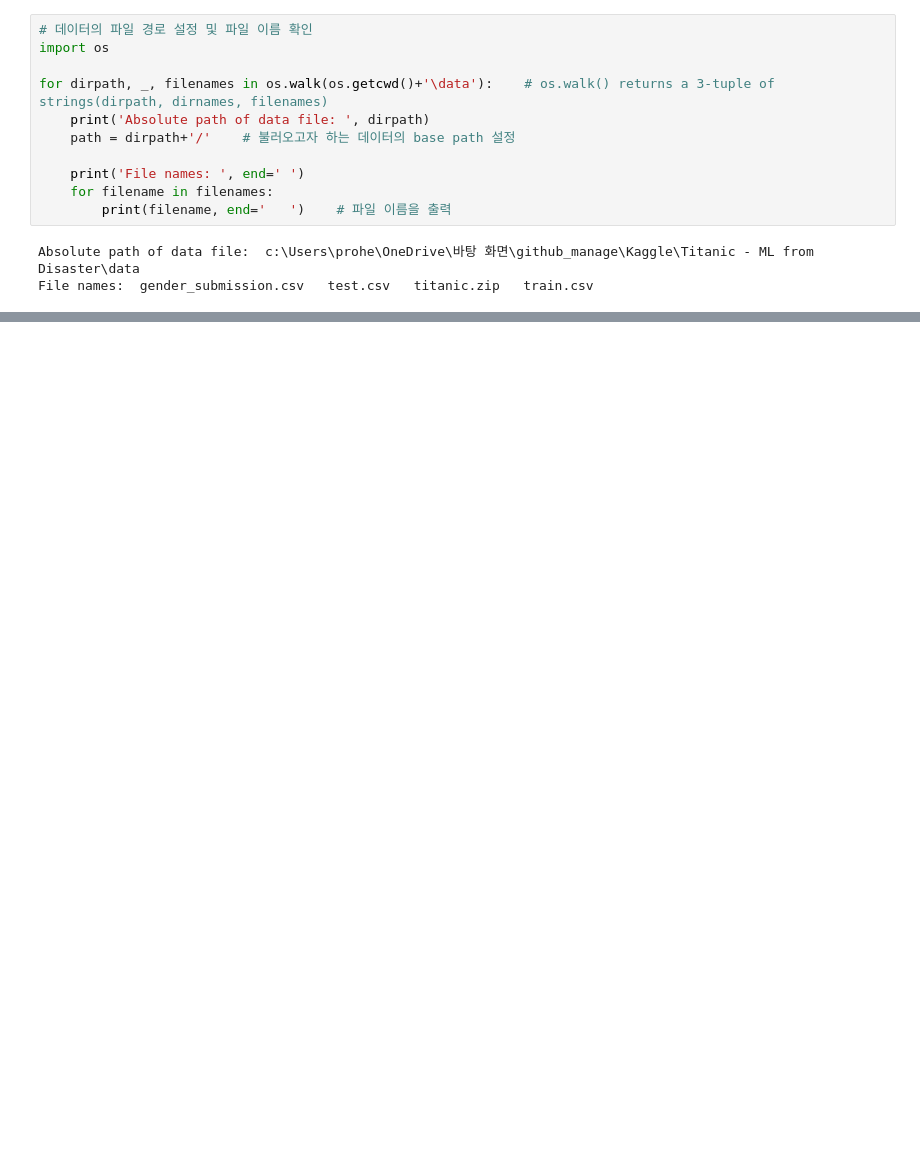
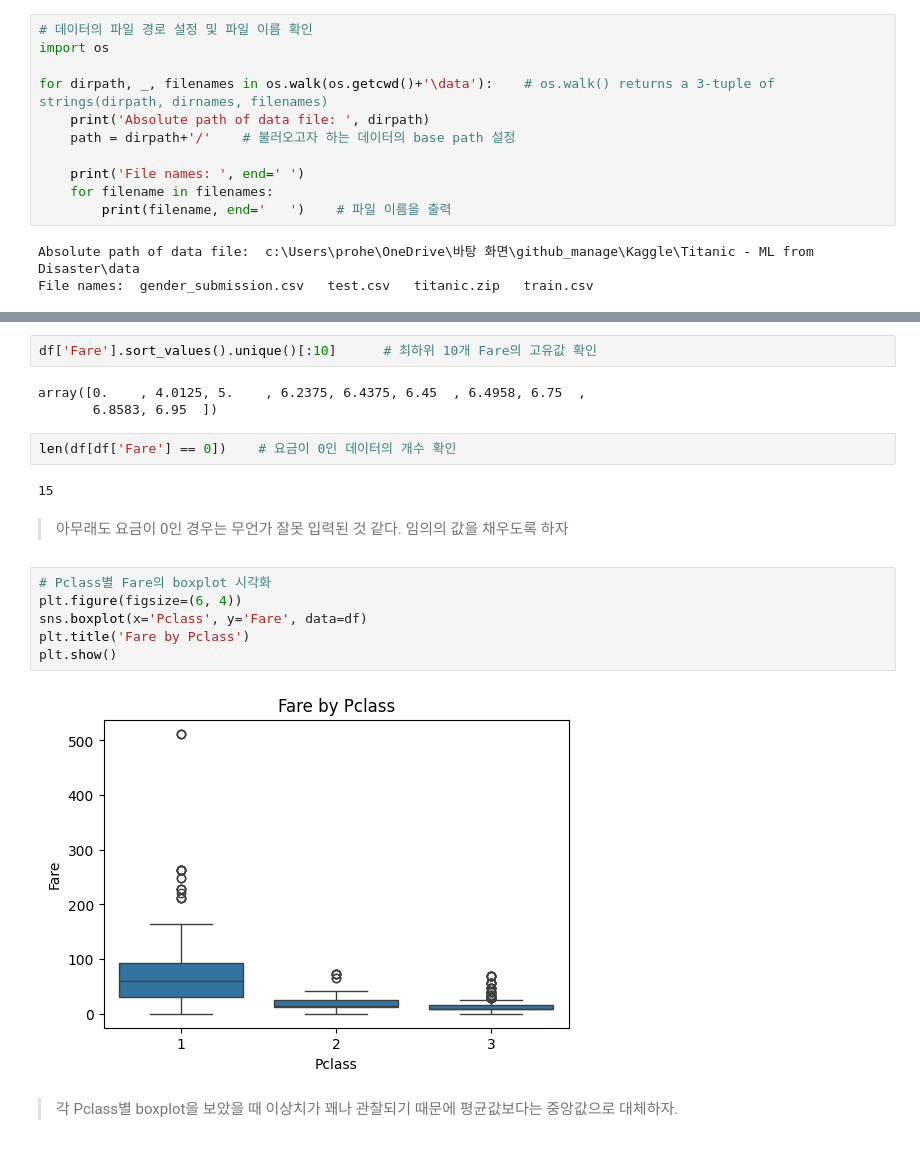
Before and after one commit to editdiary/Kaggle, a Jupyter notebook: Titanic - ML from Disaster/Practive.ipynb, the cells around one changed output, grey strips where cells are left out. Saved outputs shown, nothing was run; the diff lists cells and outputs as text; blank space fills up the shorter version.

```diff
--- a/Titanic - ML from Disaster/Practive.ipynb
+++ b/Titanic - ML from Disaster/Practive.ipynb
@@ -33,0 +195,21 @@ train_df.head(5)
+# %%
+df['Fare'].sort_values().unique()[:10]      # 최하위 10개 Fare의 고유값 확인
+# %% [output]
+array([0.    , 4.0125, 5.    , 6.2375, 6.4375, 6.45  , 6.4958, 6.75  ,
+       6.8583, 6.95  ])
+# %%
+len(df[df['Fare'] == 0])    # 요금이 0인 데이터의 개수 확인
+# %% [output]
+15
+# %% [markdown]
+> 아무래도 요금이 0인 경우는 무언가 잘못 입력된 것 같다. 임의의 값을 채우도록 하자
+# %%
+# Pclass별 Fare의 boxplot 시각화
+plt.figure(figsize=(6, 4))
+sns.boxplot(x='Pclass', y='Fare', data=df)
+plt.title('Fare by Pclass')
+plt.show()
+# %% [output]
+[figure, added]
+# %% [markdown]
+> 각 Pclass별 boxplot을 보았을 때 이상치가 꽤나 관찰되기 때문에 평균값보다는 중앙값으로 대체하자.
```
Also changed, not shown: parts of 26 cells of this notebook.
